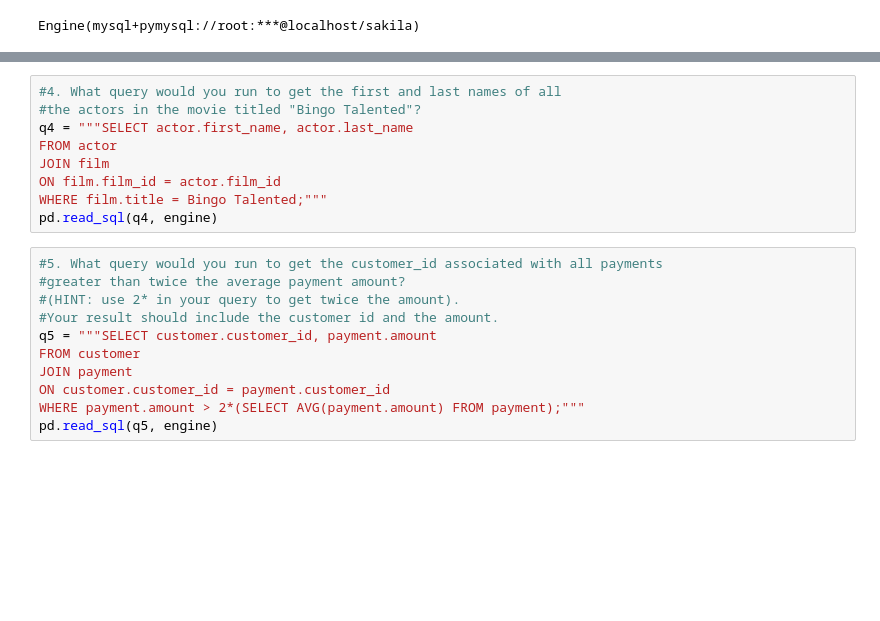
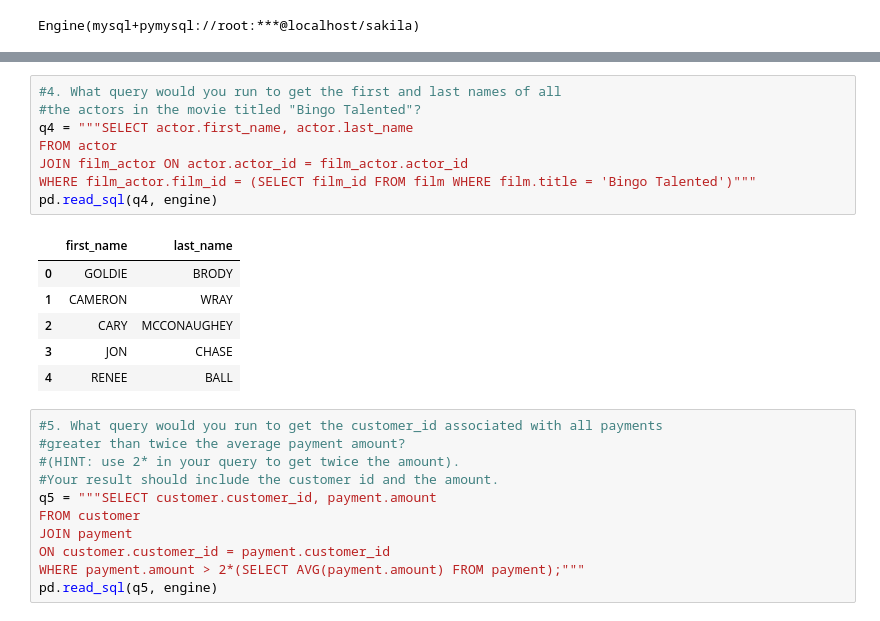
Before and after one commit to fid2445/Sakila-Core, a Jupyter notebook: Sakila Core Mike Fiddler.ipynb, the cells around one changed output, grey strips where cells are left out. Cells and saved outputs as stored; diff of their text form; blank space fills up the shorter version.

```diff
--- a/Sakila Core Mike Fiddler.ipynb
+++ b/Sakila Core Mike Fiddler.ipynb
@@ -66,12 +80,18 @@ JOIN film_actor
 # %%
 #4. What query would you run to get the first and last names of all
 #the actors in the movie titled "Bingo Talented"?
 q4 = """SELECT actor.first_name, actor.last_name
 FROM actor
-JOIN film
-ON film.film_id = actor.film_id
-WHERE film.title = Bingo Talented;"""
+JOIN film_actor ON actor.actor_id = film_actor.actor_id
+WHERE film_actor.film_id = (SELECT film_id FROM film WHERE film.title = 'Bingo Talented')"""
 pd.read_sql(q4, engine)
+# %% [output]
+|  | first_name | last_name |
+| 0 | GOLDIE | BRODY |
+| 1 | CAMERON | WRAY |
+| 2 | CARY | MCCONAUGHEY |
+| 3 | JON | CHASE |
+| 4 | RENEE | BALL |
 # %%
 #5. What query would you run to get the customer_id associated with all payments
 #greater than twice the average payment amount?
```
Also changed, not shown: parts of 4 cells of this notebook.
